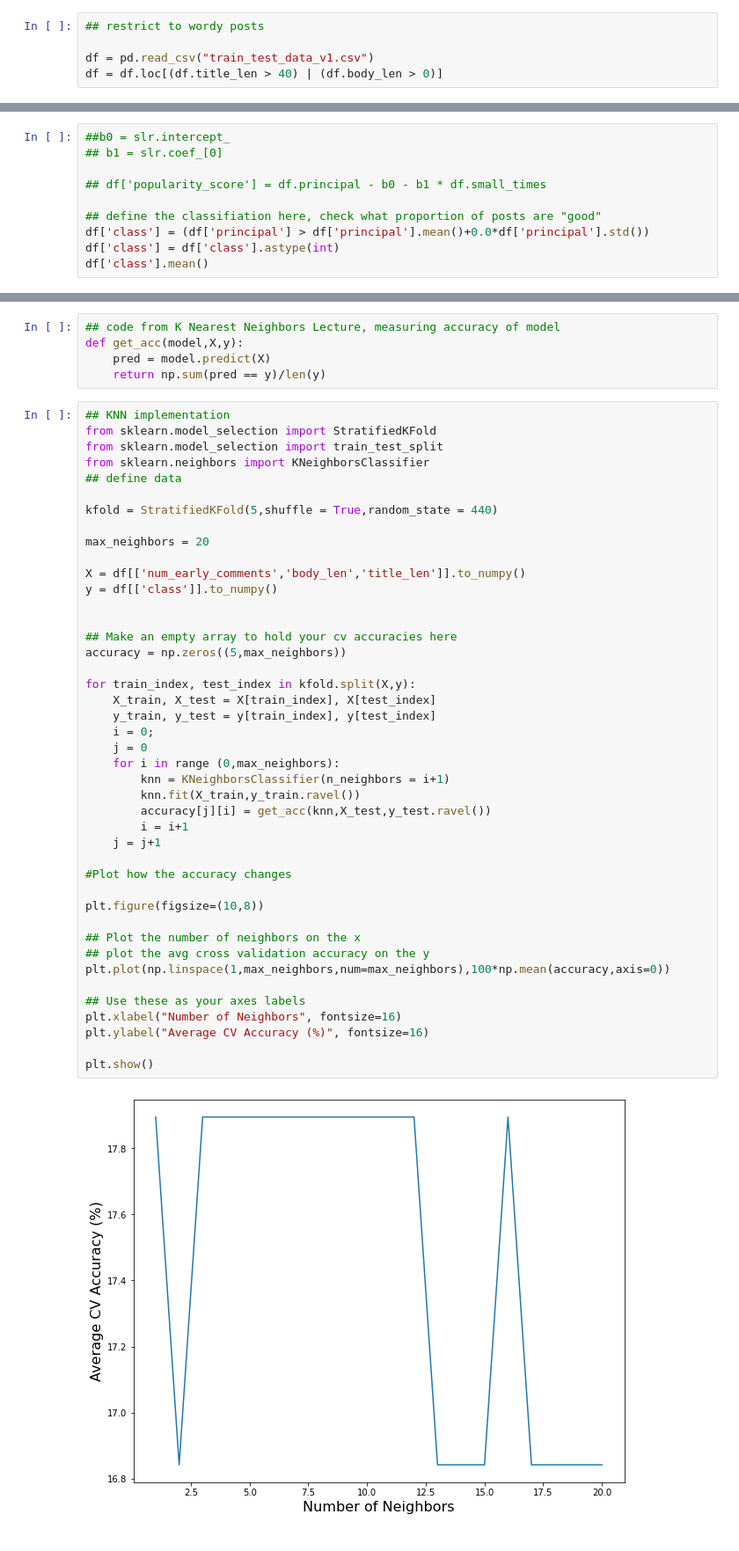
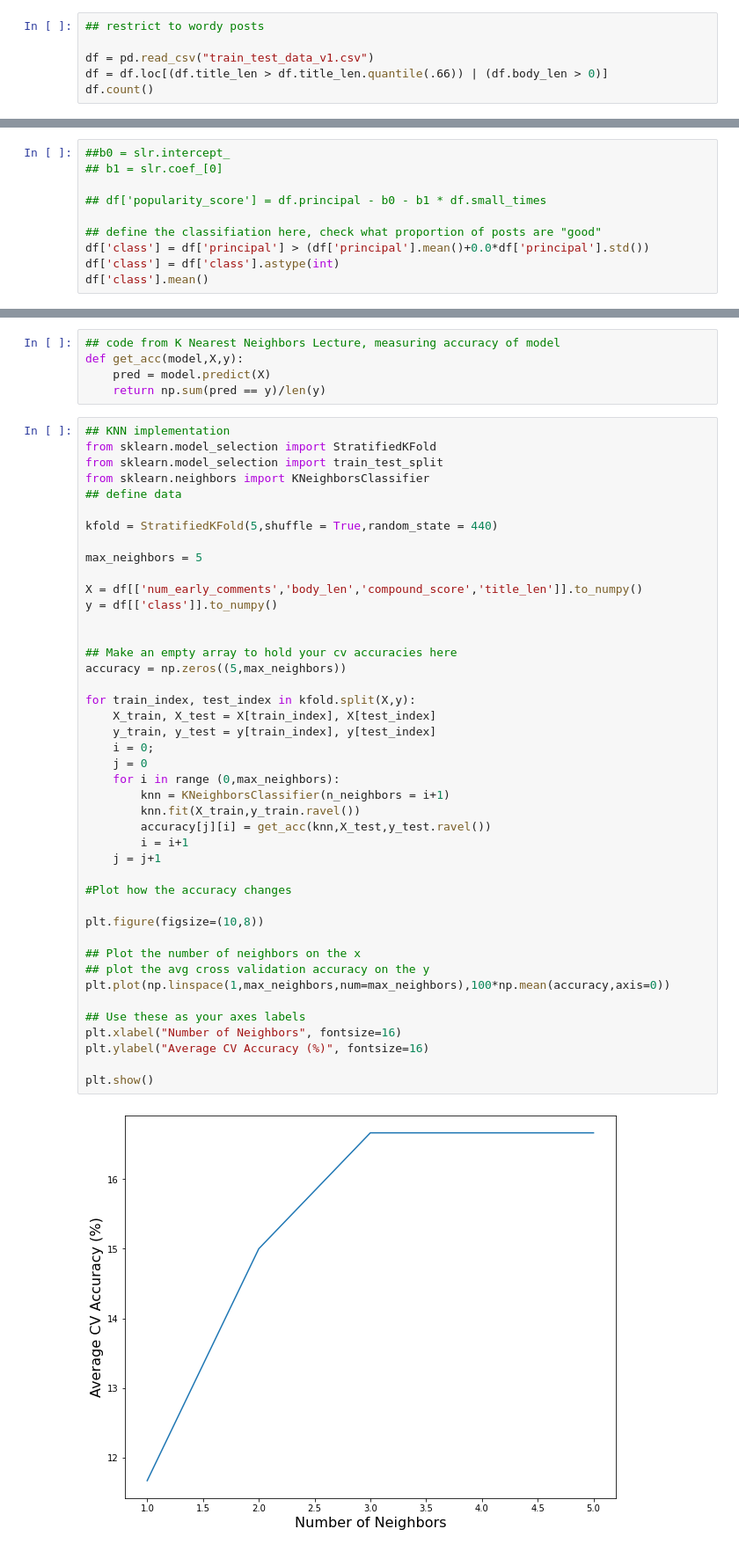
Before and after one commit to 404notfound-erdosbootcampproject/reddit_analysis, a Jupyter notebook: Let's make a good output variable.ipynb, the cells around one changed output, grey strips where cells are left out. Shown at 88% size. Saved outputs shown, nothing was run; the diff lists cells and outputs as text.

```diff
--- a/Let's make a good output variable.ipynb
+++ b/Let's make a good output variable.ipynb
@@ -9,4 +9,5 @@ import seaborn as sns
 ## restrict to wordy posts
 
 df = pd.read_csv("train_test_data_v1.csv")
-df = df.loc[(df.title_len > 40) | (df.body_len > 0)]
+df = df.loc[(df.title_len > df.title_len.quantile(.66)) | (df.body_len > 0)]
+df.count()
@@ -86,7 +88,7 @@ Our final output variable is called popularity_score.
 ## df['popularity_score'] = df.principal - b0 - b1 * df.small_times
 
 ## define the classifiation here, check what proportion of posts are "good"
-df['class'] = (df['principal'] > df['principal'].mean()+0.0*df['principal'].std())
+df['class'] = df['principal'] > (df['principal'].mean()+0.0*df['principal'].std())
 df['class'] = df['class'].astype(int)
 df['class'].mean()
 # %% [output]
@@ -105,42 +107,42 @@ from sklearn.neighbors import KNeighborsClassifier
 
 kfold = StratifiedKFold(5,shuffle = True,random_state = 440)
 
-max_neighbors = 20
+max_neighbors = 5
 
-X = df[['num_early_comments','body_len','title_len']].to_numpy()
+X = df[['num_early_comments','body_len','compound_score','title_len']].to_numpy()
 y = df[['class']].to_numpy()
 
 
 ## Make an empty array to hold your cv accuracies here
 accuracy = np.zeros((5,max_neighbors))
 
 for train_index, test_index in kfold.split(X,y):
     X_train, X_test = X[train_index], X[test_index]
     y_train, y_test = y[train_index], y[test_index]
     i = 0;
     j = 0
     for i in range (0,max_neighbors):
         knn = KNeighborsClassifier(n_neighbors = i+1)
         knn.fit(X_train,y_train.ravel())
         accuracy[j][i] = get_acc(knn,X_test,y_test.ravel())
         i = i+1
     j = j+1
 
 #Plot how the accuracy changes
 
 plt.figure(figsize=(10,8))
 
 ## Plot the number of neighbors on the x
 ## plot the avg cross validation accuracy on the y
 plt.plot(np.linspace(1,max_neighbors,num=max_neighbors),100*np.mean(accuracy,axis=0))
 
 ## Use these as your axes labels
 plt.xlabel("Number of Neighbors", fontsize=16)
 plt.ylabel("Average CV Accuracy (%)", fontsize=16)
 
 plt.show()
 # %% [output]
-[figure, old version]
+[figure, new version]
 # %%
 from sklearn.ensemble import RandomForestClassifier
 from sklearn.model_selection import train_test_split
```
Also changed, not shown: parts of 11 cells of this notebook.
